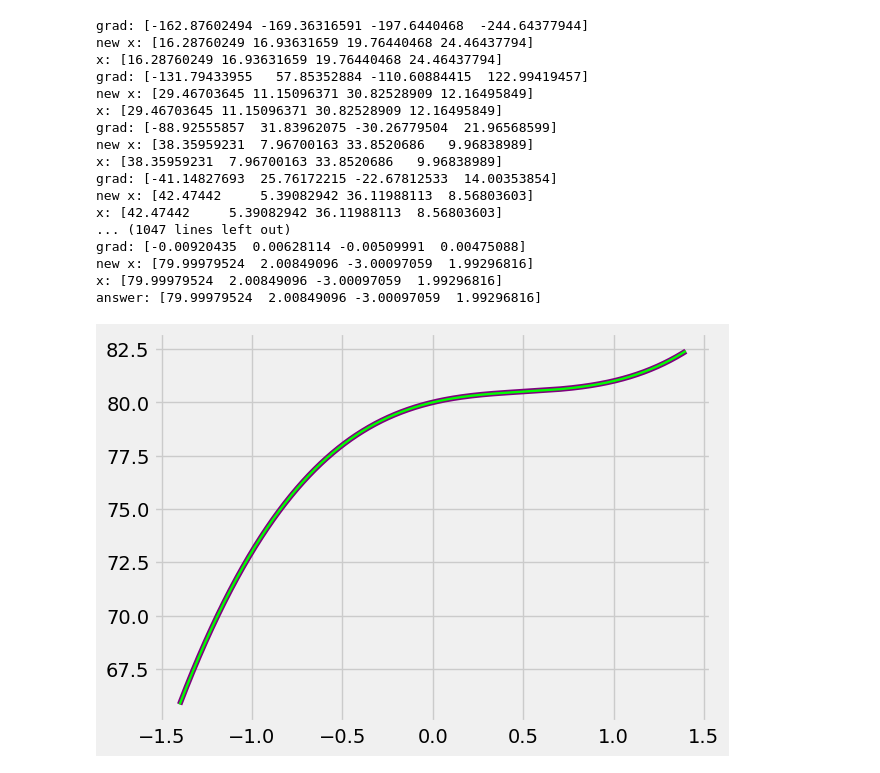
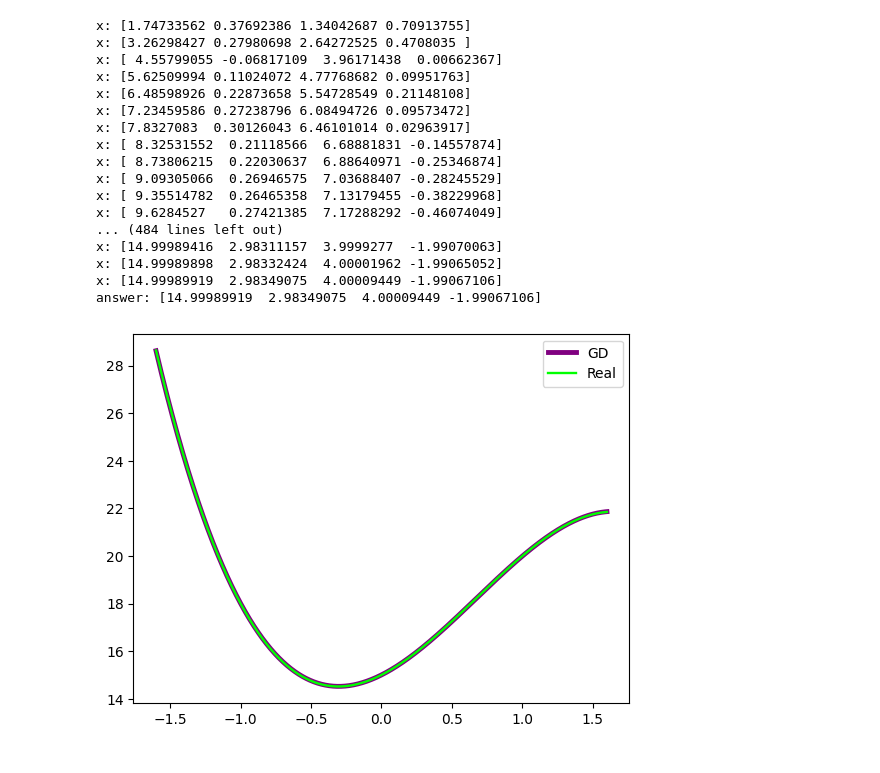
Before and after one commit to trio-at-optimization/optimization-lab2, a Jupyter notebook: AT1.ipynb, the cells around one changed output. Drawn from its saved outputs; the diff is of its cells as text; code cells hidden in the pictures.

Commit message:
AT1 sin + images

```diff
--- a/AT1.ipynb
+++ b/AT1.ipynb
@@ -117,12 +98,12 @@ def f(x, w):
     return w.dot(pows)
 
 # Генерируем случайные точки
-weights = np.array([80, 2, -3, 2])
+weights = np.array([15, 3, 4, -2])
 
 density = 8000
-dots_count = 800
-variance = 2
-dist = 1.4
+dots_count = 300
+variance = 1
+dist = 1.6
 X = np.linspace(-dist, dist, density)
 Y = np.array([f(x, weights) for x in X])
 Dataset_X = np.random.rand(dots_count, 1) * 2 * dist - dist
@@ -135,10 +116,13 @@ Dataset_Y = np.array([(f(x, weights) + random.uniform(-1, 1) * variance) for x i
 print("Коэффициенты уравнения прямой:")
 print(f"y = {' + '.join([f'{str(weights[i])}x^{i}' for i in range(len(weights))])}")
 
-plt.scatter(Dataset_X, Dataset_Y, color='gray', alpha=0.5, s=20.8)
+plt.style.use('default')
+_ = plt.figure(figsize=(8, 8))
+
+plt.scatter(Dataset_X, Dataset_Y, color='gray', alpha=0.5, s=20.8, antialiased=True)
 plt.xlabel('X')
 plt.ylabel('y')
-plt.plot(X, Y, label='Real', color='lime', linewidth=1.7)
+plt.plot(X, Y, label='Real', color='lime', antialiased=True, linewidth=1.7)
 
 # plt.plot(X, results[-1][0] * X + real_bias, label='SGD', linewidth=1.5)
 # print("Вычисленные коэффициенты уравнения прямой SGD:")
@@ -224,32 +208,35 @@ def polynomial_stochastic_gradient_descent(dots: np.ndarray, batch_size: int, in
 
     return np.array(visited_points)
 # %%
-bath_size = 3
+bath_size = 50
+degree = len(weights)
 
 sgd = stochastic(X, Y, batch_size=bath_size)
-result = sgd.gradient_descent(np.zeros(len(weights), dtype=float), max_epochs=4000, initial_lr=0.1, apply_min=True, apply_value=False)
+result = sgd.gradient_descent(np.zeros(degree, dtype=float), max_epochs=500, initial_lr=0.05, apply_min=True, apply_value=False)
 print(f'answer: {result[-1]}')
 
 Answer_Y = np.array([f(x, result[-1]) for x in X])
-plt.plot(X, Answer_Y, label='GD', color='purple', linewidth=4)
-plt.plot(X, Y, label='Real', color='lime', linewidth=1.7)
+
+plt.plot(X, Answer_Y, label='GD', color='purple', antialiased=True, linewidth=3.5)
+plt.plot(X, Y, label='Real', color='lime', antialiased=True, linewidth=1.7)
+plt.legend()
 plt.show()
 # %% [output]
-grad: [-162.87602494 -169.36316591 -197.6440468  -244.64377944]
-new x: [16.28760249 16.93631659 19.76440468 24.46437794]
-x: [16.28760249 16.93631659 19.76440468 24.46437794]
-grad: [-131.79433955   57.85352884 -110.60884415  122.99419457]
-new x: [29.46703645 11.15096371 30.82528909 12.16495849]
-x: [29.46703645 11.15096371 30.82528909 12.16495849]
-grad: [-88.92555857  31.83962075 -30.26779504  21.96568599]
-new x: [38.35959231  7.96700163 33.8520686   9.96838989]
-x: [38.35959231  7.96700163 33.8520686   9.96838989]
-grad: [-41.14827693  25.76172215 -22.67812533  14.00353854]
-new x: [42.47442     5.39082942 36.11988113  8.56803603]
-x: [42.47442     5.39082942 36.11988113  8.56803603]
-... (1047 lines left out)
-grad: [-0.00920435  0.00628114 -0.00509991  0.00475088]
-new x: [79.99979524  2.00849096 -3.00097059  1.99296816]
-x: [79.99979524  2.00849096 -3.00097059  1.99296816]
-answer: [79.99979524  2.00849096 -3.00097059  1.99296816]
+x: [1.74733562 0.37692386 1.34042687 0.70913755]
+x: [3.26298427 0.27980698 2.64272525 0.4708035 ]
+x: [ 4.55799055 -0.06817109  3.96171438  0.00662367]
+x: [5.62509994 0.11024072 4.77768682 0.09951763]
+x: [6.48598926 0.22873658 5.54728549 0.21148108]
+x: [7.23459586 0.27238796 6.08494726 0.09573472]
+x: [7.8327083  0.30126043 6.46101014 0.02963917]
+x: [ 8.32531552  0.21118566  6.68881831 -0.14557874]
+x: [ 8.73806215  0.22030637  6.88640971 -0.25346874]
+x: [ 9.09305066  0.26946575  7.03688407 -0.28245529]
+x: [ 9.35514782  0.26465358  7.13179455 -0.38229968]
+x: [ 9.6284527   0.27421385  7.17288292 -0.46074049]
+... (484 lines left out)
+x: [14.99989416  2.98311157  3.9999277  -1.99070063]
+x: [14.99989898  2.98332424  4.00001962 -1.99065052]
+x: [14.99989919  2.98349075  4.00009449 -1.99067106]
+answer: [14.99989919  2.98349075  4.00009449 -1.99067106]
-[figure, old version]
+[figure, new version]
```
Also changed, not shown: parts of 4 cells of this notebook, 4 other files.
